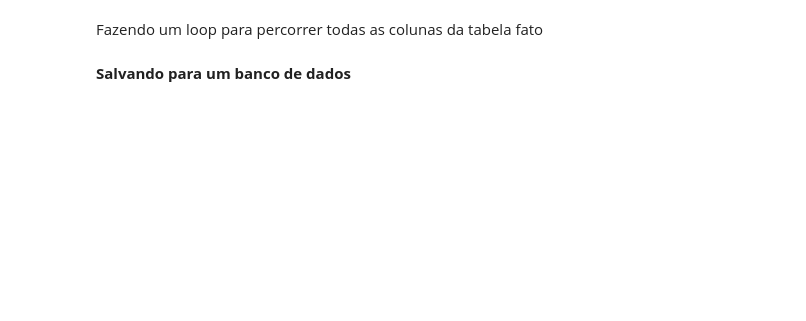
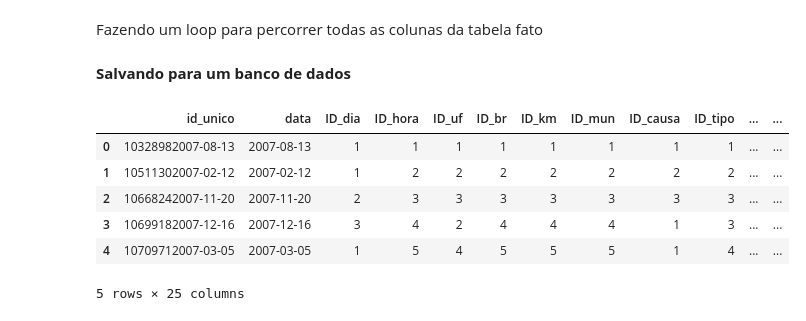
Before and after one commit to KPxto/pucminas_tcc_mba, a Jupyter notebook: tratamento_tcc_completo.ipynb, the cells around one changed output. Cells and saved outputs as stored; diff of their text form; code cells hidden in the pictures; blank space fills up the shorter version.

```diff
--- a/tratamento_tcc_completo.ipynb
+++ b/tratamento_tcc_completo.ipynb
@@ -256,7 +259,7 @@ Index(['id', 'id_unico', 'ID_dia', 'ID_hora', 'ID_uf', 'ID_br', 'ID_km',
 ### Criando tabelas dimensão, fato e salvando-as no banco
 # %%
 # criando conexão ao banco de dados
-con = create_engine('postgresql://kaio:25123436@localhost:5432/postgres')
+con = create_engine('postgresql://postgres:25123436@localhost:5432/postgres')
 # %% [markdown]
 **Tabelas dimensão**
 # %%
@@ -276,8 +279,8 @@ df_dim = df[campos].copy()
 # %%
 def criar_dim(coluna, salva=False):
     unicos = df_dim[coluna].unique().copy()
-    tabela_dim = pd.DataFrame({'id_unico':range(1, len(unicos)+1), 'descr':unicos})
+    tabela_dim = pd.DataFrame({f'ID_{coluna[3:]}':range(1, len(unicos)+1), 'descr':unicos})
     if salva:
-        tabela_dim.to_sql(f'd_{coluna[3:]}', con=con, index=False, if_exists='append')
+        tabela_dim.to_sql(f'd_{coluna[3:]}', con=con, index=False, if_exists='replace')
 
     return tabela_dim
@@ -304,4 +323,4 @@ campos
 # %%
 for dimensao in campos:
     criar_dim(dimensao, True)
-    sleep(5)
+    sleep(2)
@@ -363,7 +367,7 @@ df_fato = df_fato[ordem_colunas].copy()
 # %%
 def mapear_dim_fato(dim):
     dimensao = criar_dim(dim)
-    mapa_base = dict(zip(dimensao['id_unico'].to_list(), dimensao['descr'].to_list()))
+    mapa_base = dict(zip(dimensao[dim].to_list(), dimensao['descr'].to_list()))
     mapa = {value: key for (key, value) in  mapa_base.items()}
 
     return mapa
@@ -383,4 +394,14 @@ for col in df_fato.columns[2:17]:
     df_fato[col] = df_fato[col].map(mapear_dim_fato(col))
 # %% [markdown]
 **Salvando para um banco de dados**
+# %%
+df_fato.head()
+# %% [output]
+|  | id_unico | data | ID_dia | ID_hora | ID_uf | ID_br | ID_km | ID_mun | ID_causa | ID_tipo | ... | ... |
+| 0 | 10328982007-08-13 | 2007-08-13 | 1 | 1 | 1 | 1 | 1 | 1 | 1 | 1 | ... | ... |
+| 1 | 10511302007-02-12 | 2007-02-12 | 1 | 2 | 2 | 2 | 2 | 2 | 2 | 2 | ... | ... |
+| 2 | 10668242007-11-20 | 2007-11-20 | 2 | 3 | 3 | 3 | 3 | 3 | 3 | 3 | ... | ... |
+| 3 | 10699182007-12-16 | 2007-12-16 | 3 | 4 | 2 | 4 | 4 | 4 | 1 | 3 | ... | ... |
+| 4 | 10709712007-03-05 | 2007-03-05 | 1 | 5 | 4 | 5 | 5 | 5 | 1 | 4 | ... | ... |
+5 rows × 25 columns
 # %%
```
Also changed, not shown: parts of 21 cells of this notebook.
